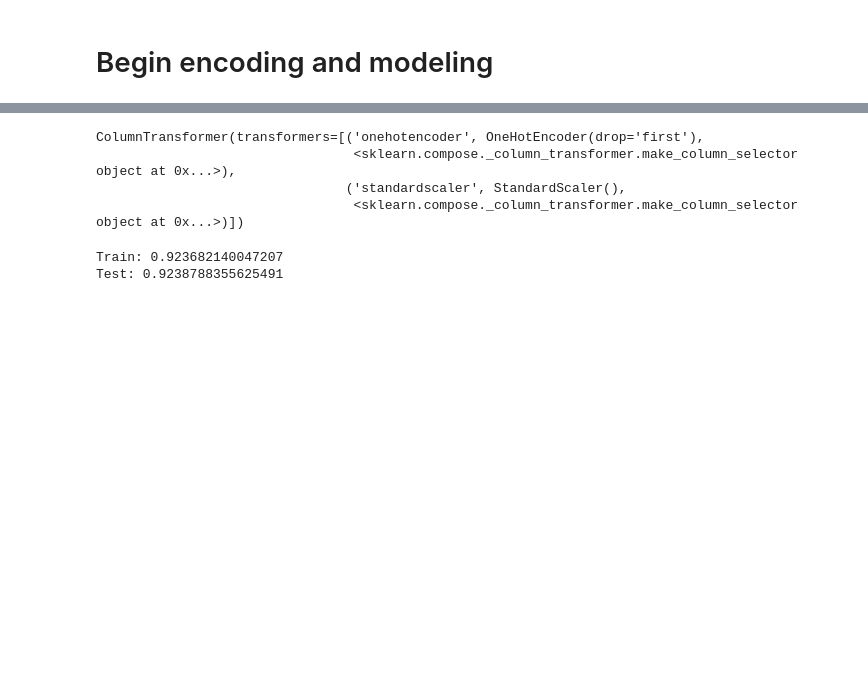
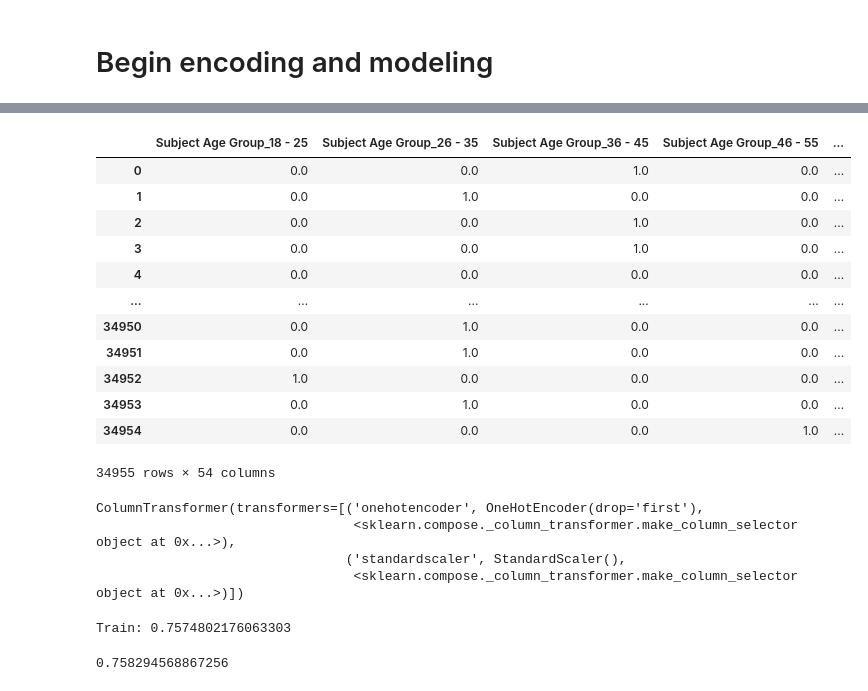
Before and after one commit to sethnlewis/Policing-Bias, a Jupyter notebook: analysis/EDA.ipynb, the cells around one changed output, grey strips where cells are left out. Drawn from its saved outputs; the diff is of its cells as text; code cells hidden in the pictures; blank space fills up the shorter version.

```diff
--- a/analysis/EDA.ipynb
+++ b/analysis/EDA.ipynb
@@ -470,0 +483,16 @@ memory usage: 2.7+ MB
+# %%
+X_obj_ohe
+# %% [output]
+|  | Subject Age Group_18 - 25 | Subject Age Group_26 - 35 | Subject Age Group_36 - 45 | Subject Age Group_46 - 55 | ... |
+| 0 | 0.0 | 0.0 | 1.0 | 0.0 | ... |
+| 1 | 0.0 | 1.0 | 0.0 | 0.0 | ... |
+| 2 | 0.0 | 0.0 | 1.0 | 0.0 | ... |
+| 3 | 0.0 | 0.0 | 1.0 | 0.0 | ... |
+| 4 | 0.0 | 0.0 | 0.0 | 0.0 | ... |
+| ... | ... | ... | ... | ... | ... |
+| 34950 | 0.0 | 1.0 | 0.0 | 0.0 | ... |
+| 34951 | 0.0 | 1.0 | 0.0 | 0.0 | ... |
+| 34952 | 1.0 | 0.0 | 0.0 | 0.0 | ... |
+| 34953 | 0.0 | 1.0 | 0.0 | 0.0 | ... |
+| 34954 | 0.0 | 0.0 | 0.0 | 1.0 | ... |
+34955 rows × 54 columns
@@ -485,8 +551,8 @@ ColumnTransformer(transformers=[('onehotencoder', OneHotEncoder(drop='first'),
 # %%
 model = LogisticRegression(random_state=RANDOM_STATE, max_iter=1000)
 pipeline = make_pipeline(preprocessor, model)
-pipeline.fit(X, y)
-print('Train:', pipeline.score(X, y))
+pipeline.fit(X_resampled, y_resampled)
+print('Train:', pipeline.score(X_resampled, y_resampled))
 
 
 # model = KNeighborsClassifier(leaf_size=5, n_neighbors=5)
@@ -494,5 +560,8 @@ print('Train:', pipeline.score(X, y))
 # pipeline.fit(X, y)
 # print('Train:', pipeline.score(X, y))
 # %% [output]
-Train: 0.923682140047207
-Test: 0.9238788355625491
+Train: 0.7574802176063303
+# %%
+f1_score(y_resampled, pipeline.predict(X_resampled))
+# %% [output]
+0.758294568867256
```
Also changed, not shown: parts of 25 cells of this notebook.
